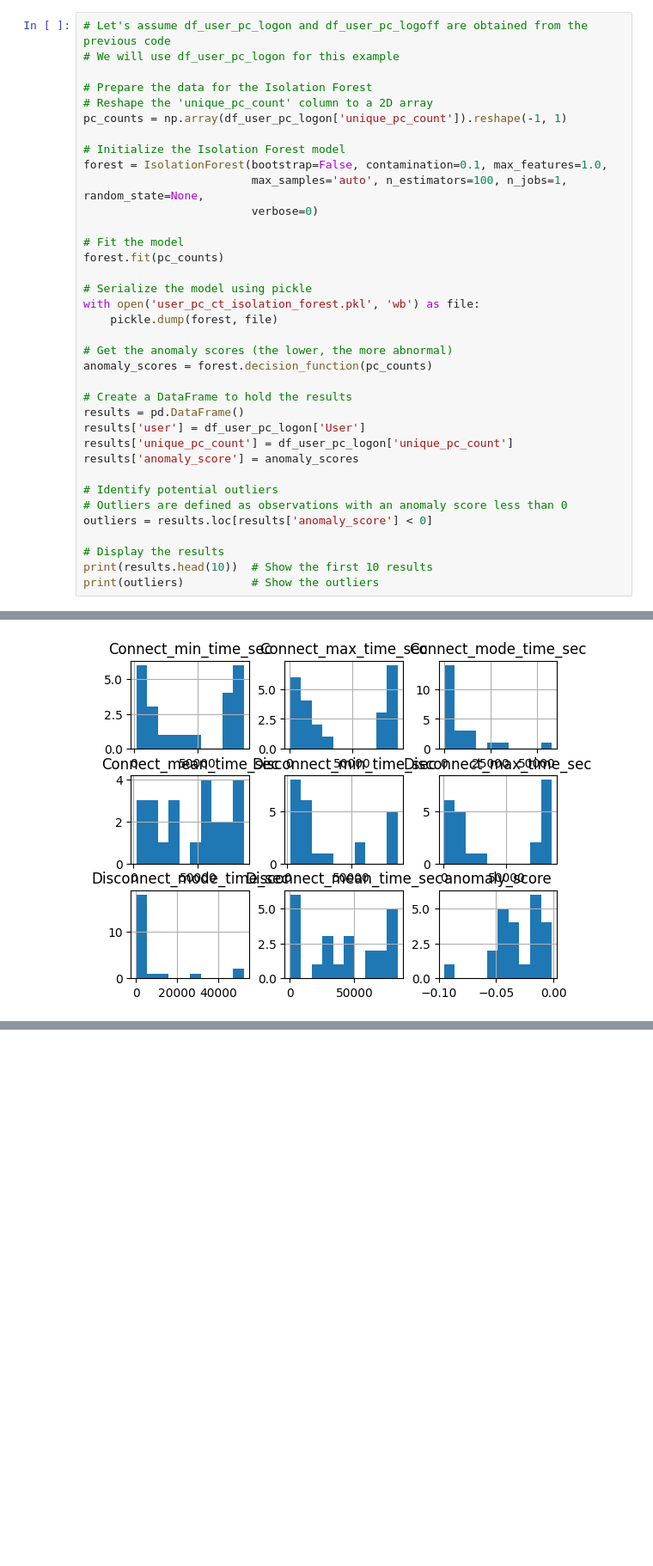
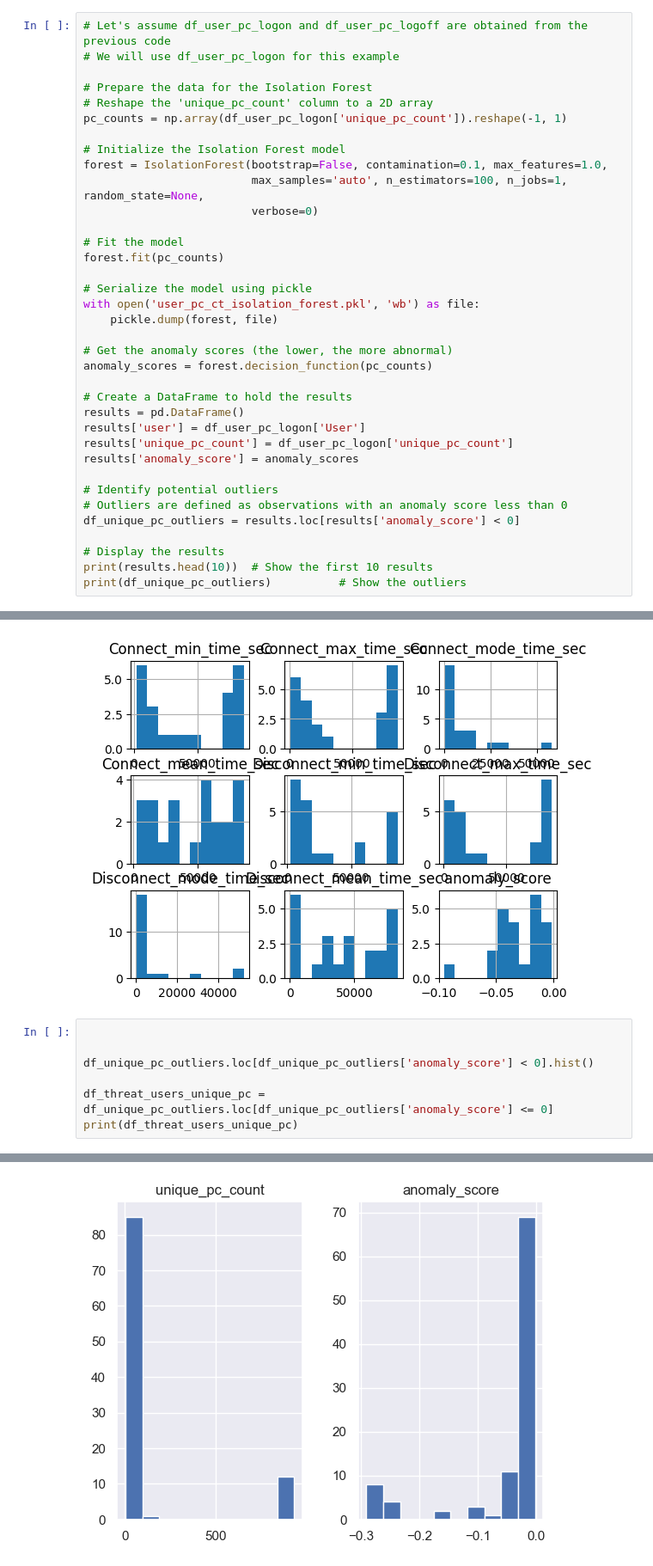
Before and after one commit to af223/17735-project, a Jupyter notebook: detection_v1.ipynb, the cells around one changed output, grey strips where cells are left out. Shown: that part at 86% size. Cells and saved outputs as stored; diff of their text form; blank space fills up the shorter version.

Commit message:
Unique PC count outliers added, DF remains

```diff
--- a/detection_v1.ipynb
+++ b/detection_v1.ipynb
@@ -556,10 +556,10 @@ results['anomaly_score'] = anomaly_scores
 
 # Identify potential outliers
 # Outliers are defined as observations with an anomaly score less than 0
-outliers = results.loc[results['anomaly_score'] < 0]
+df_unique_pc_outliers = results.loc[results['anomaly_score'] < 0]
 
 # Display the results
 print(results.head(10))  # Show the first 10 results
-print(outliers)          # Show the outliers
+print(df_unique_pc_outliers)          # Show the outliers
 # %% [output]
              user  unique_pc_count  anomaly_score
@@ -670,3 +670,11 @@ df_device_full[df_device_full.User.isin(df_threat_users_device_file.User)]
 | 226 | DTAA/ZAB0889 | 02:19:27 | 22:27:47 | 15:58:17 | 00:28:50 | ... |
 23 rows × 26 columns
 [figure]
+# %%
+
+
+df_unique_pc_outliers.loc[df_unique_pc_outliers['anomaly_score'] < 0].hist()
+
+df_threat_users_unique_pc = df_unique_pc_outliers.loc[df_unique_pc_outliers['anomaly_score'] <= 0]
+print(df_threat_users_unique_pc)
+# %% [output]
@@ -672,0 +695 @@ df_device_full[df_device_full.User.isin(df_threat_users_device_file.User)]
+[figure, added]
```
Also changed, not shown: parts of 2 cells of this notebook, 1 other file.
